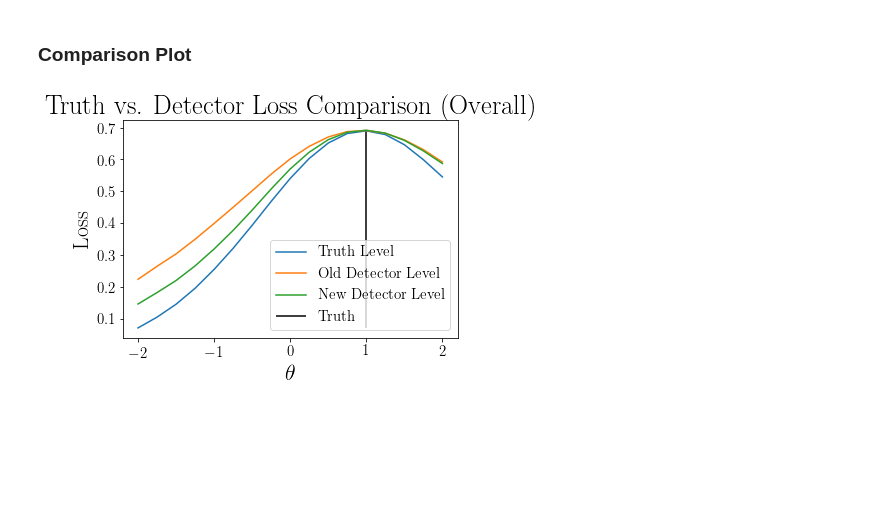
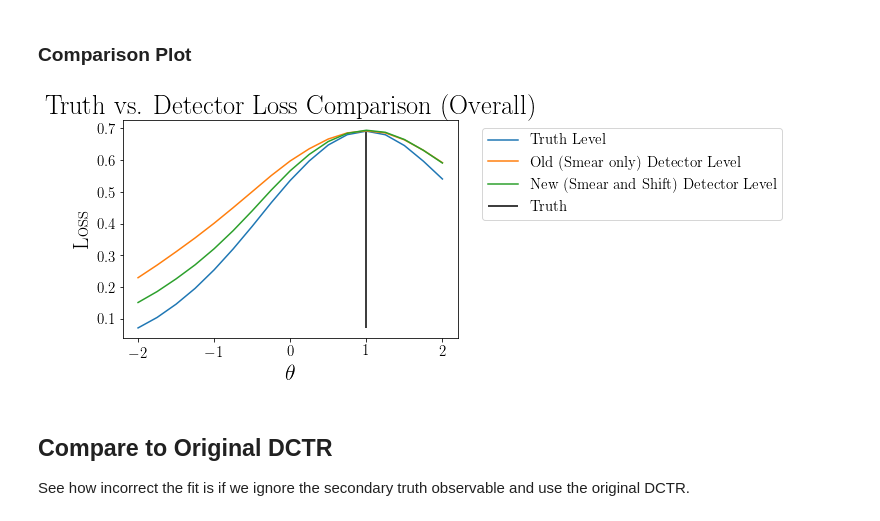
Before and after one commit to hep-lbdl/SRGN, a Jupyter notebook: GaussianExamples/GaussianAltFit-1D-ThetaDependentDetectorEffects.ipynb, the cells around one changed output. Cells and saved outputs as stored; diff of their text form; code cells hidden in the pictures; blank space fills up the shorter version.

```diff
--- a/GaussianExamples/GaussianAltFit-1D-ThetaDependentDetectorEffects.ipynb
+++ b/GaussianExamples/GaussianAltFit-1D-ThetaDependentDetectorEffects.ipynb
@@ -354,11 +378,13 @@ X_train[:, :2][y_train == 1], X_test[:, :2][y_test == 1] = 0., 0.
 X_train_theta[:, :2][y_train_theta == 1] = 0.
 
 # 'hiding' truth level for simulation in expected model output (used in reweighting)
-X_train_D, y_train_D = X_train[:, 2], np.hstack([np.expand_dims(y_train, axis = -1), X_train[:, :2]])
-X_test_D, y_test_D = X_test[:, 2], np.hstack([np.expand_dims(y_test, axis=-1), X_test[:, :2]])
+X_train_D, y_train_D = X_train[:, 2], np.hstack(
+    [np.expand_dims(y_train, axis=-1), X_train[:, :2]])
+X_test_D, y_test_D = X_test[:, 2], np.hstack(
+    [np.expand_dims(y_test, axis=-1), X_test[:, :2]])
 
 X_train_theta_D, y_train_theta_D = X_train_theta[:, 1], np.hstack(
-    [np.expand_dims(y_train_theta, axis = -1), X_train_theta[:, :2]])
+    [np.expand_dims(y_train_theta, axis=-1), X_train_theta[:, :2]])
 # %% [markdown]
 ## Fitting Model: Scan
 
@@ -542,7 +568,8 @@ def my_loss_wrapper_D(val=0,
                       batch_size=1000):
     def my_loss(y_true, y_pred):
         y_true = tf.gather(y_true, np.arange(batch_size))
-        x_T = tf.gather(y_true, [1, 2], axis=1)  # sim event truth for reweighting
+        x_T = tf.gather(y_true, [1, 2],
+                        axis=1)  # sim event truth for reweighting
         y_true = tf.gather(y_true, [0], axis=1)  # actual y_true for loss
         theta_prime = val
 
@@ -718,21 +1031,21 @@ sigma = 1.  # standard Gaussian width
 
 theta0_T_0 = np.random.normal(theta0_param, sigma, N)  # Truth Level Data
 theta0_T_1 = np.random.normal(0, nu(theta0_param), N)
-theta0_T = np.stack((theta0_T_0, theta0_T_1), axis = -1)
+theta0_T = np.stack((theta0_T_0, theta0_T_1), axis=-1)
 
 theta0_D = np.array([(x[0] + np.random.normal(x[1]**2, x[1]**2))
                      for x in theta0_T])  # Detector smearing
 
-theta0 = np.hstack([theta0_T, np.expand_dims(theta0_D, axis = -1)])
+theta0 = np.hstack([theta0_T, np.expand_dims(theta0_D, axis=-1)])
 
 theta1_T = np.random.normal(theta1_param, sigma, N)
 theta1_T_ep = np.random.normal(0, nu(theta1_param), N)
-theta1_T = np.stack((theta1_T, theta1_T_ep), axis = -1)
+theta1_T = np.stack((theta1_T, theta1_T_ep), axis=-1)
 
 theta1_D = np.array([(x[0] + np.random.normal(x[1]**2, x[1]**2))
                      for x in theta1_T])  # Detector smearing
 
-theta1 = np.hstack([theta1_T, np.expand_dims(theta1_D, axis = -1)])
+theta1 = np.hstack([theta1_T, np.expand_dims(theta1_D, axis=-1)])
 
 bins = np.linspace(-6, 6, 31)
 
@@ -740,14 +1053,14 @@ fig, axs = plt.subplots(1, 2, sharey=True, constrained_layout=True)
 fig.suptitle('Fitting Data with New Detector Effects')
 
 axs[0].set_title("Simulation\n($\mu$ = {:.2f})".format(theta0_param))
-axs[0].hist(theta0_T[:,0], bins=bins, alpha=0.5, label='Truth')
+axs[0].hist(theta0_T[:, 0], bins=bins, alpha=0.5, label='Truth')
 axs[0].hist(theta0_D, bins=bins, alpha=0.5, label='Detector')
-axs[0].legend(prop=fontP, loc = 'upper left')
+axs[0].legend(prop=fontP, loc='upper left')
 
 axs[1].set_title("Data\n($\mu$ = {:.2f})".format(theta1_param))
-axs[1].hist(theta1_T[:,0], bins=bins, alpha=0.5, label='Truth')
+axs[1].hist(theta1_T[:, 0], bins=bins, alpha=0.5, label='Truth')
 axs[1].hist(theta1_D, bins=bins, alpha=0.5, label='Detector')
-axs[1].legend(prop=fontP, loc = 'upper left')
+axs[1].legend(prop=fontP, loc='upper left')
 
 # fig.savefig("GaussianAltFit-1D-ThetaDependentDetectorEffects-Fitting-Data-with-New-Detector-Effects.png")
 plt.show()
@@ -772,11 +1085,13 @@ X_train[:, :2][y_train == 1], X_test[:, :2][y_test == 1] = 0., 0.
 X_train_theta[:, :2][y_train_theta == 1] = 0.
 
 # 'hiding' truth level for simulation in expected model output (used in reweighting)
-X_train_D, y_train_D = X_train[:, 2], np.hstack([np.expand_dims(y_train, axis = -1), X_train[:, :2]])
-X_test_D, y_test_D = X_test[:, 2], np.hstack([np.expand_dims(y_test, axis=-1), X_test[:, :2]])
+X_train_D, y_train_D = X_train[:, 2], np.hstack(
+    [np.expand_dims(y_train, axis=-1), X_train[:, :2]])
+X_test_D, y_test_D = X_test[:, 2], np.hstack(
+    [np.expand_dims(y_test, axis=-1), X_test[:, :2]])
 
 X_train_theta_D, y_train_theta_D = X_train_theta[:, 1], np.hstack(
-    [np.expand_dims(y_train_theta, axis = -1), X_train_theta[:, :2]])
+    [np.expand_dims(y_train_theta, axis=-1), X_train_theta[:, :2]])
 # %% [output]
 [figure]
 # %% [markdown]
@@ -856,17 +1171,22 @@ Interpolated Maximum:  0.9999999905759623
 ### Comparison Plot
 # %%
 plt.plot(thetas, vlvals_T, label='Truth Level')
-plt.plot(thetas, vlvals_D, label='Old Detector Level')
-plt.plot(thetas, vlvals_D_new, label='New Detector Level')
+plt.plot(thetas, vlvals_D, label='Old (Smear only) Detector Level')
+plt.plot(thetas, vlvals_D_new, label='New (Smear and Shift) Detector Level')
 plt.xlabel(r'$\theta$')
 plt.ylabel('Loss')
 plt.vlines(theta1_param,
            ymin=np.min(vlvals_T + vlvals_D + vlvals_D_new),
            ymax=np.max(vlvals_T + vlvals_D + vlvals_D_new),
            label='Truth')
 plt.title("Truth vs. Detector Loss Comparison (Overall)")
-plt.legend()
-# plt.savefig("GaussianAltFit-1D-ThetaDependentDetectorEffects-Truth-vs-Detector-Loss-Comparison-Overall.png")
+plt.legend(bbox_to_anchor=(1.05, 1.0))
+# plt.savefig(
+#     "GaussianAltFit-1D-ThetaDependentDetectorEffects-Truth-vs-Detector-Loss-Comparison-Overall.png",
+#     bbox_inches='tight')
 plt.show()
 # %% [output]
-[figure, old version]
+[figure, new version]
+# %% [markdown]
+## Compare to Original DCTR
+See how incorrect the fit is if we ignore the secondary truth observable and use the original DCTR.
```
Also changed, not shown: parts of 46 cells of this notebook.
